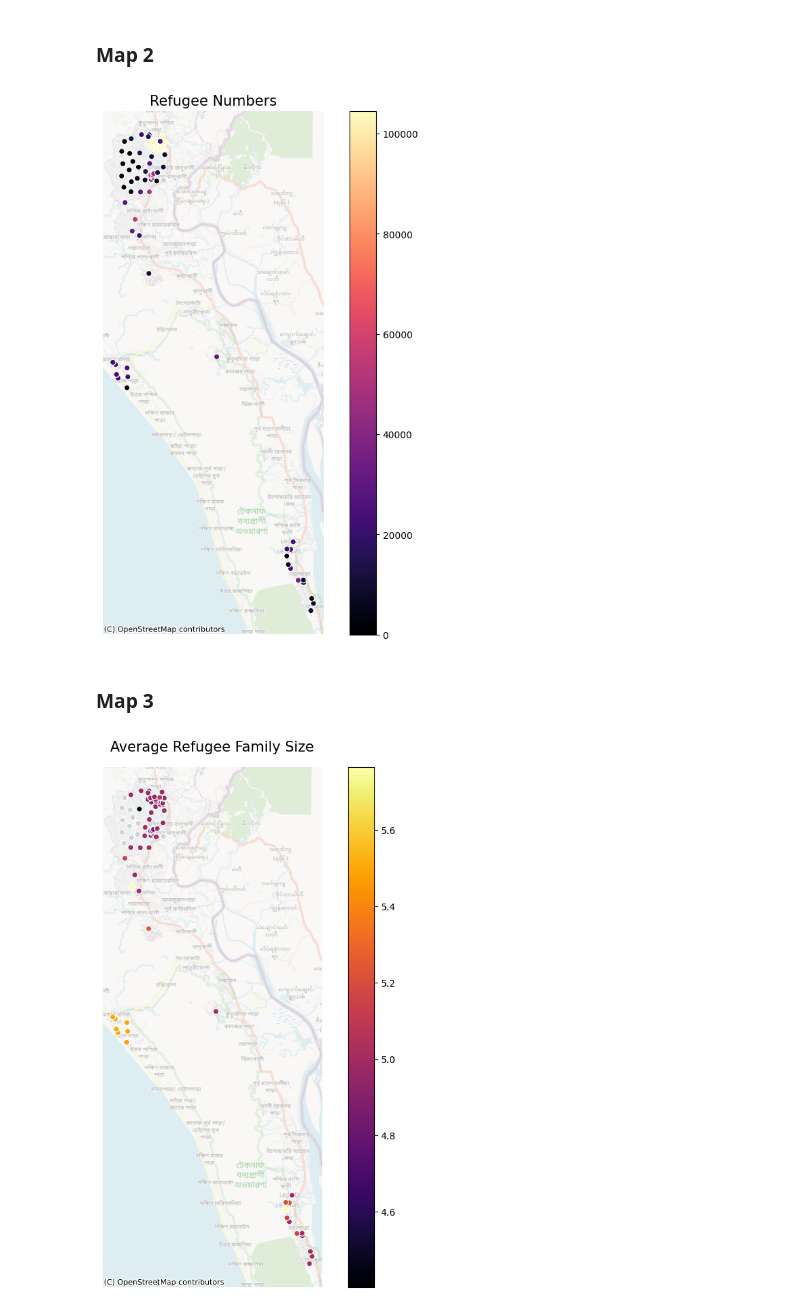
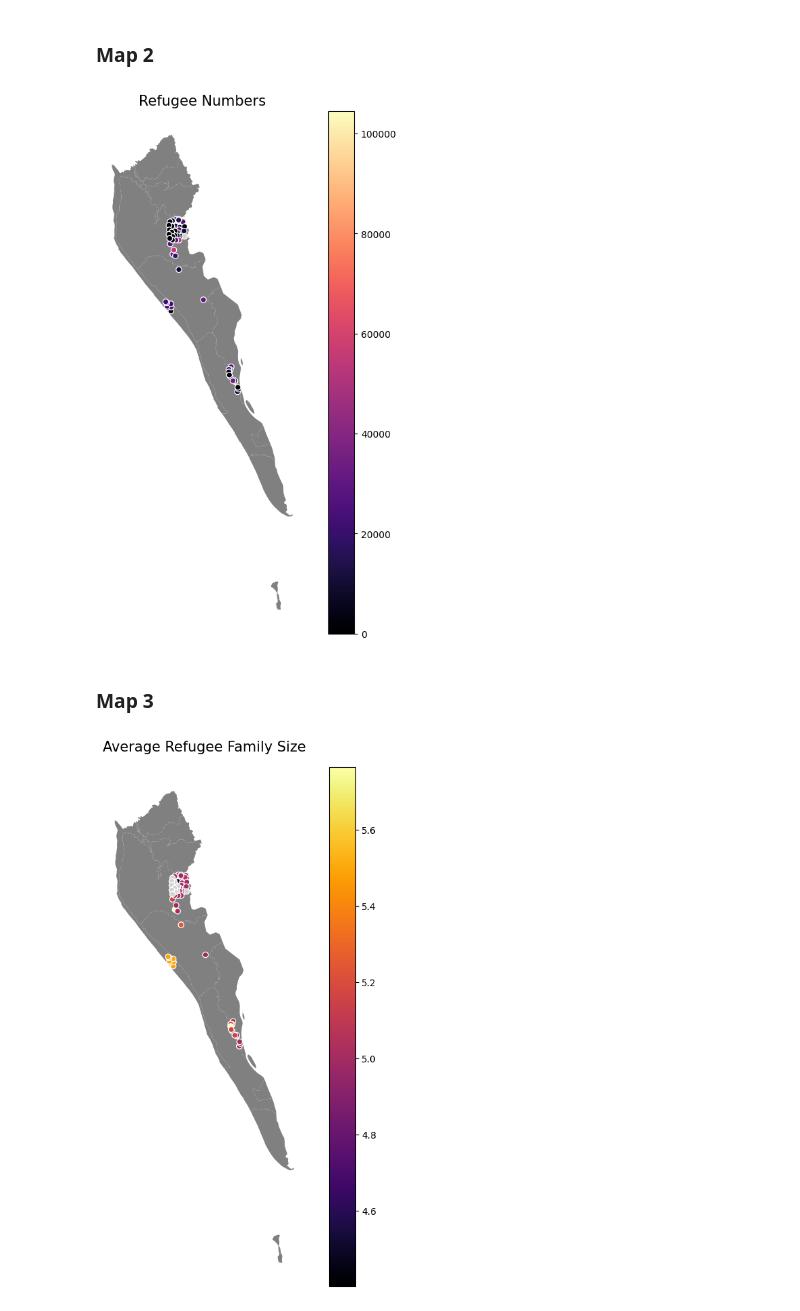
Before and after one commit to Rohan7386/Bangladesh-Refugee-Population, a Jupyter notebook: Week7.ipynb, the cells around one changed output. Drawn from its saved outputs; the diff is of its cells as text; code cells hidden in the pictures.

```diff
--- a/Week7.ipynb
+++ b/Week7.ipynb
@@ -120,0 +145,4 @@ print(df.head())
+# %%
+# Filtering for Chittagong
+Chittagong_geodata = Coxs_Bazar_geodata[(Coxs_Bazar_geodata['ADM3_EN'] == "Teknaf") | (Coxs_Bazar_geodata['ADM3_EN'] == "Ukhia")]
+Chittagong_geodata
@@ -121,7 +177,8 @@ print(df.head())
 # %% [markdown]
 ## Merging Datasets
 # %%
-merged = gdf_web.set_index('Site Name').join(df.set_index('Location name'))
+# Merging map_df and df
+merged = map_df.set_index('Site Name').join(df.set_index('Location name'))
 print(merged)
 # %% [output]
                SSID     BlockID     Other Site   Block Name  Note    Status  \
@@ -147,12 +204,14 @@ Zone ZA                  0.0              NaN
 ### Map 1
 # %%
 merged = merged.to_crs(epsg=3857)
+Chittagong_geodata_crs = Chittagong_geodata.to_crs(epsg=3857)
 
 fig, ax = plt.subplots(1, figsize=(10, 10))
 ax.axis("off")
 ax.set_title("Refugee Households", fontdict={"fontsize": 15, "fontweight": "3"})
 
 # Plot
+Chittagong_geodata_crs.plot(ax=ax, color = 'grey')
 merged.plot(
     column="Total Households",
     cmap="viridis",
@@ -166,8 +225,6 @@ merged.plot(
     },
 )
 
-# Basemap
-ctx.add_basemap(ax, source=ctx.providers.OpenStreetMap.Mapnik, alpha=0.4)
 
 plt.show()
 # %% [output]
@@ -175,13 +232,12 @@ plt.show()
 # %% [markdown]
 ### Map 2
 # %%
-merged = merged.to_crs(epsg=3857)
-
 fig, ax = plt.subplots(1, figsize=(10, 10))
 ax.axis("off")
 ax.set_title("Refugee Numbers", fontdict={"fontsize": 15, "fontweight": "3"})
 
 # Plot
+Chittagong_geodata_crs.plot(ax=ax, color = 'grey')
 merged.plot(
     column="Total individuals",
     cmap="magma",
@@ -195,38 +251,33 @@ merged.plot(
     },
 )
 
-# Basemap
-ctx.add_basemap(ax, source=ctx.providers.OpenStreetMap.Mapnik, alpha=0.4)
 
 plt.show()
 # %% [output]
-[figure, old version]
+[figure, new version]
 # %% [markdown]
 ### Map 3
 # %%
-merged = merged.to_crs(epsg=3857)
-
 fig, ax = plt.subplots(1, figsize=(10, 10))
 ax.axis("off")
 ax.set_title("Average Refugee Family Size", fontdict={"fontsize": 15, "fontweight": "3"})
 
 # Plot
+Chittagong_geodata_crs.plot(ax=ax, color = 'grey')
 merged.plot(
     column="Family size Avg.",
     cmap="inferno",
     linewidth=0.9,
     ax=ax,
     edgecolor="1",
     legend=True,
     missing_kwds={
         "color": "lightgrey",
         "label": "Missing values",
     },
 )
 
-# Basemap
-ctx.add_basemap(ax, source=ctx.providers.OpenStreetMap.Mapnik, alpha=0.4)
 
 plt.show()
 # %% [output]
-[figure, old version]
+[figure, new version]
```
Also changed, not shown: parts of 11 cells of this notebook.
